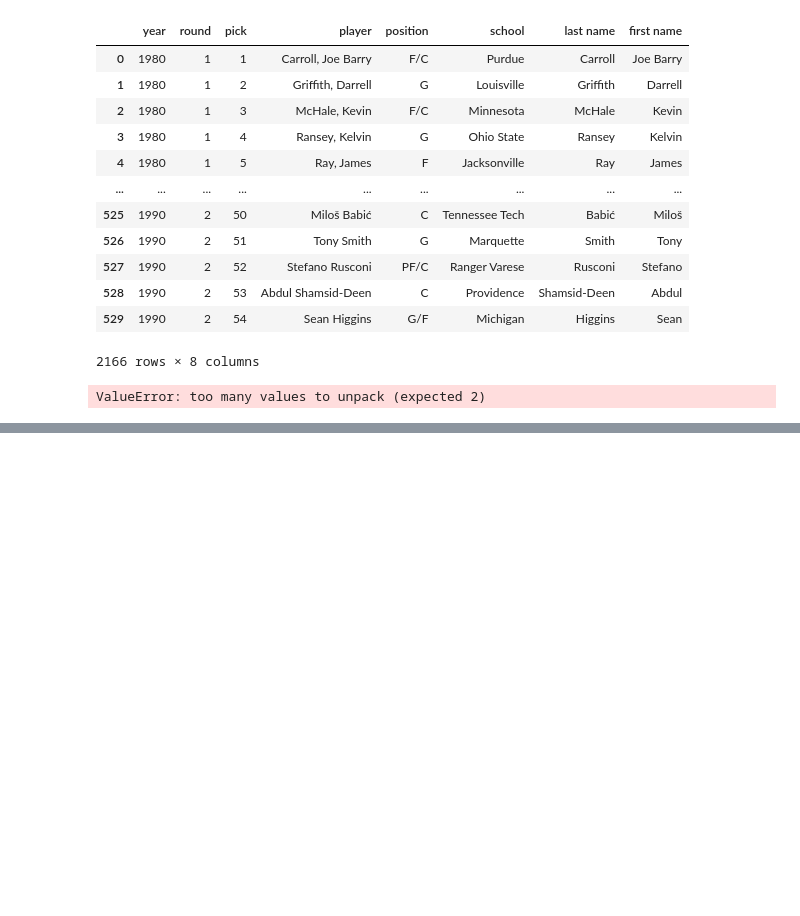
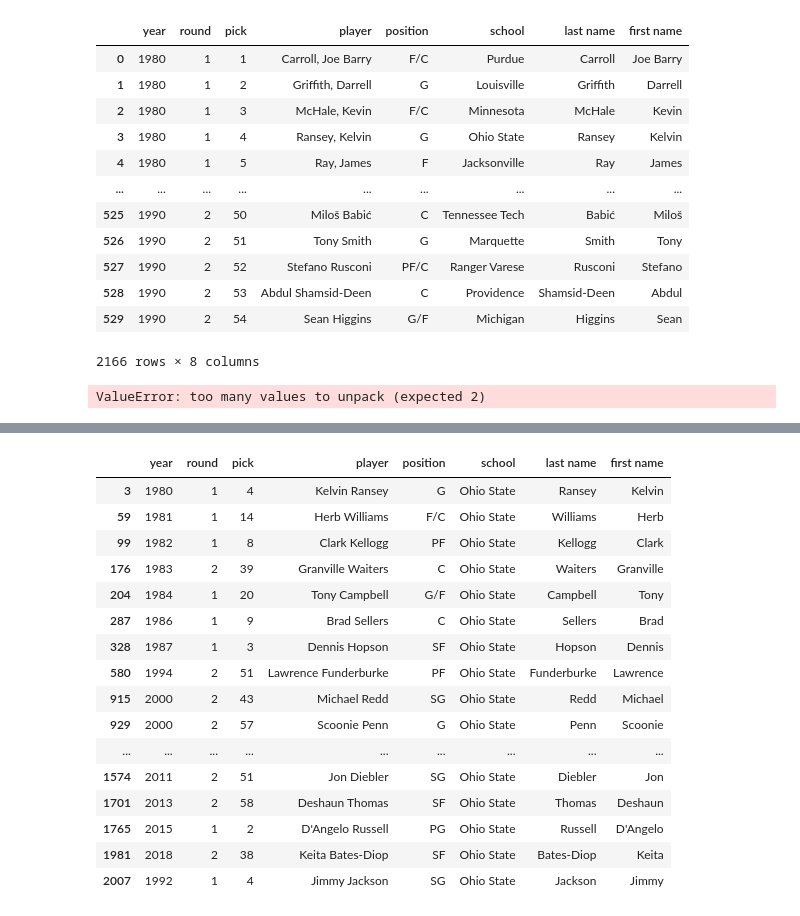
Before and after one commit to NotkerNotker/ETL-Pros, a Jupyter notebook: Draft_Data.ipynb, the cells around one changed output, grey strips where cells are left out. Cells and saved outputs as stored; diff of their text form; code cells hidden in the pictures; blank space fills up the shorter version.

```diff
--- a/Draft_Data.ipynb
+++ b/Draft_Data.ipynb
@@ -149,0 +157,4 @@ Data.to_csv("NBADraftData2.csv", index = False)
+# %%
+filepath = "NBADraftData2.csv"
+Data3 = pd.read_csv(filepath)
+Data3
@@ -149,0 +175,5 @@ Data.to_csv("NBADraftData2.csv", index = False)
+# %%
+Data3 = Data3[Data3["last name"] != "Forfeited pick"]
+# %%
+Data3 = Data3.dropna(how='any', axis=0)
+Data3
@@ -149,0 +194,20 @@ Data.to_csv("NBADraftData2.csv", index = False)
+# %%
+Data3.loc[Data3['school'] == "Ohio State"].head(50)
+# %% [output]
+|  | year | round | pick | player | position | school | last name | first name |
+| 3 | 1980 | 1 | 4 | Kelvin Ransey | G | Ohio State | Ransey | Kelvin |
+| 59 | 1981 | 1 | 14 | Herb Williams | F/C | Ohio State | Williams | Herb |
+| 99 | 1982 | 1 | 8 | Clark Kellogg | PF | Ohio State | Kellogg | Clark |
+| 176 | 1983 | 2 | 39 | Granville Waiters | C | Ohio State | Waiters | Granville |
+| 204 | 1984 | 1 | 20 | Tony Campbell | G/F | Ohio State | Campbell | Tony |
+| 287 | 1986 | 1 | 9 | Brad Sellers | C | Ohio State | Sellers | Brad |
+| 328 | 1987 | 1 | 3 | Dennis Hopson | SF | Ohio State | Hopson | Dennis |
+| 580 | 1994 | 2 | 51 | Lawrence Funderburke | PF | Ohio State | Funderburke | Lawrence |
+| 915 | 2000 | 2 | 43 | Michael Redd | SG | Ohio State | Redd | Michael |
+| 929 | 2000 | 2 | 57 | Scoonie Penn | G | Ohio State | Penn | Scoonie |
+| ... | ... | ... | ... | ... | ... | ... | ... | ... |
+| 1574 | 2011 | 2 | 51 | Jon Diebler | SG | Ohio State | Diebler | Jon |
+| 1701 | 2013 | 2 | 58 | Deshaun Thomas | SF | Ohio State | Thomas | Deshaun |
+| 1765 | 2015 | 1 | 2 | D'Angelo Russell | PG | Ohio State | Russell | D'Angelo |
+| 1981 | 2018 | 2 | 38 | Keita Bates-Diop | SF | Ohio State | Bates-Diop | Keita |
+| 2007 | 1992 | 1 | 4 | Jimmy Jackson | SG | Ohio State | Jackson | Jimmy |
```
Also changed, not shown: parts of 6 cells of this notebook, 2 other files.
